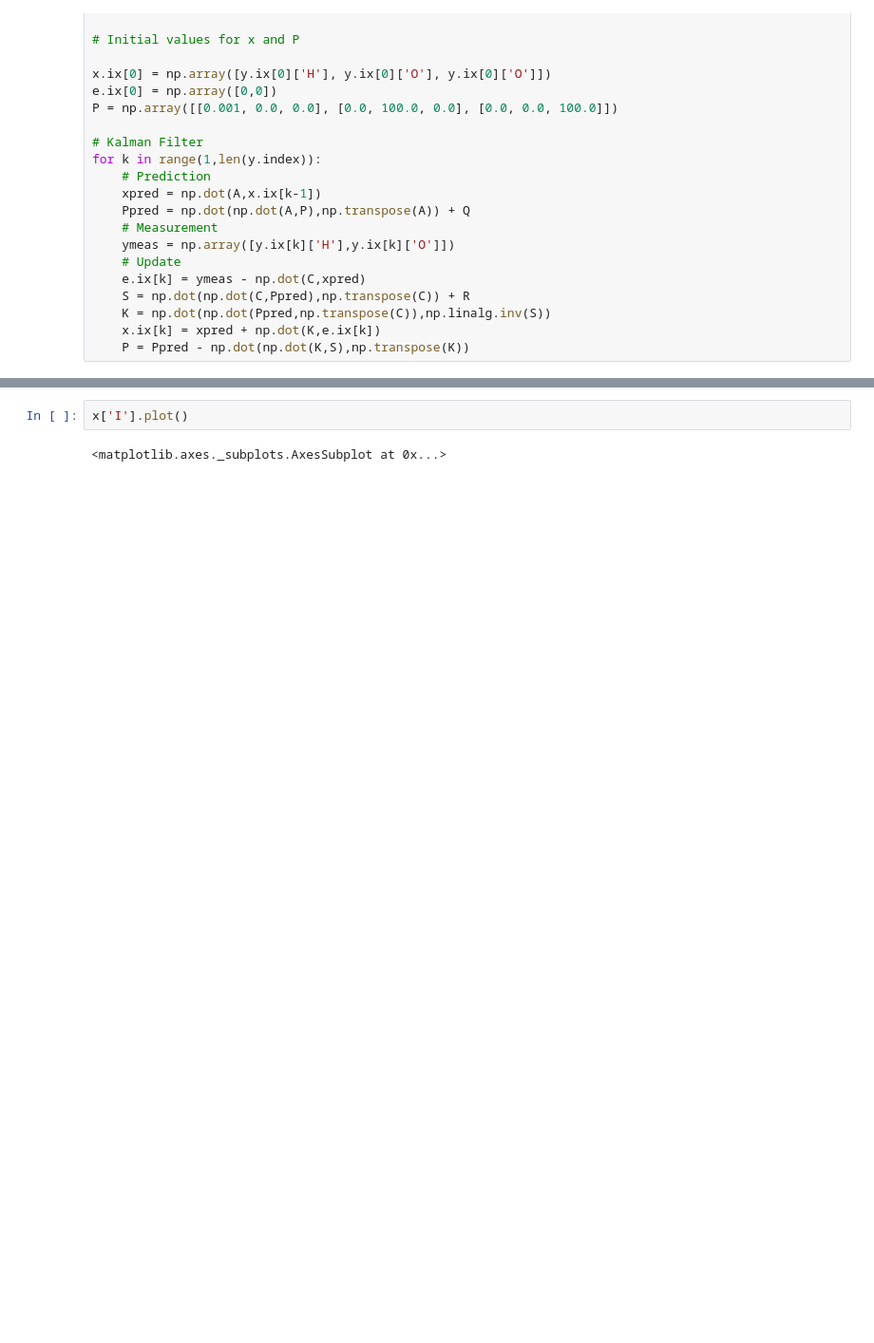
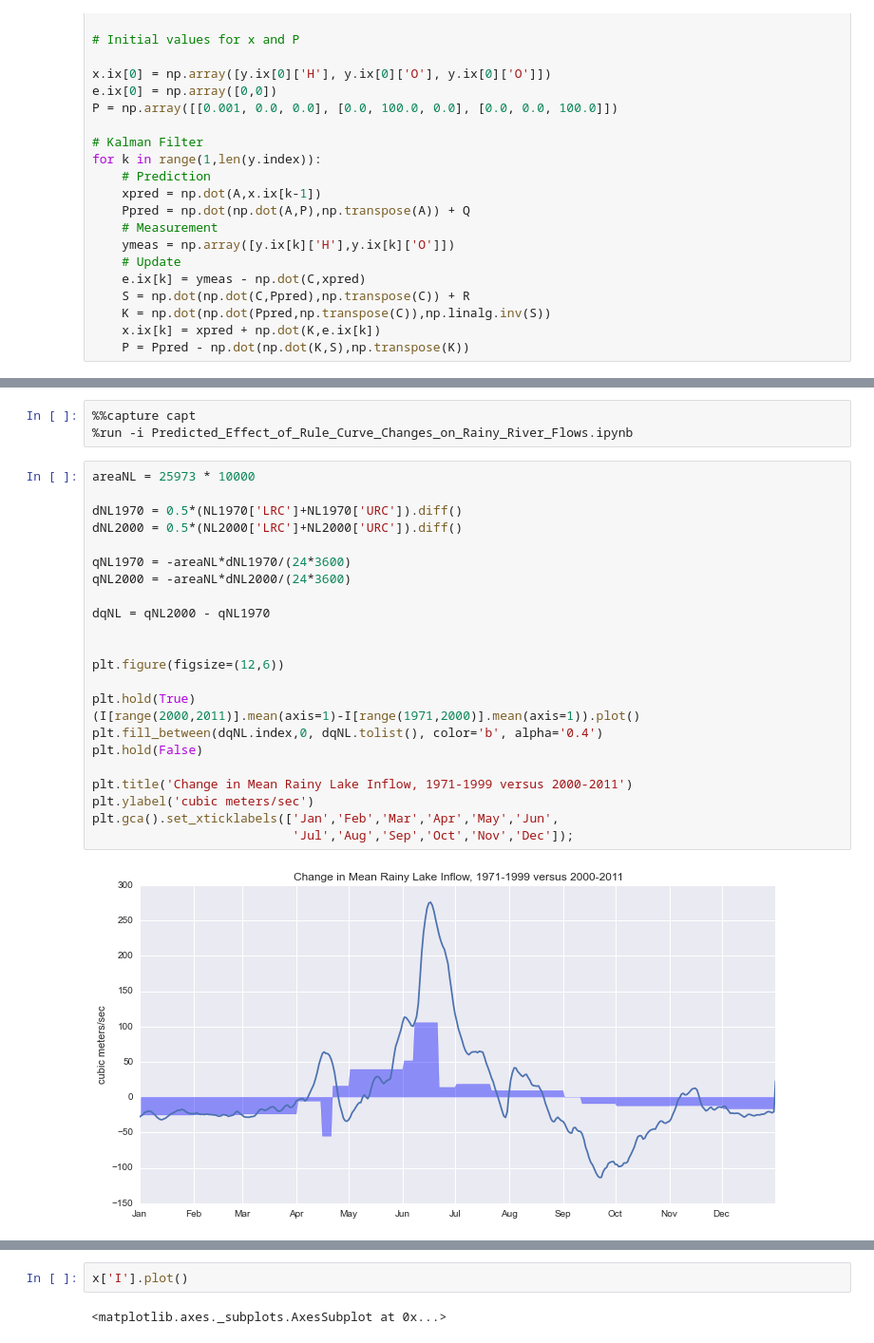
Before and after one commit to kmcgarry7/Rainy-Lake-Hydrology, a Jupyter notebook: Estimating_Rainy_Lake_Inflows_1970-2010.ipynb, the cells around one changed output, grey strips where cells are left out. Shown: that part at 95% size. Cells and saved outputs as stored; diff of their text form; blank space fills up the shorter version.

```diff
--- a/Estimating_Rainy_Lake_Inflows_1970-2010.ipynb
+++ b/Estimating_Rainy_Lake_Inflows_1970-2010.ipynb
@@ -239 +290,29 @@ plt.hold(False)
+# %%
+%%capture capt
+%run -i Predicted_Effect_of_Rule_Curve_Changes_on_Rainy_River_Flows.ipynb
+# %%
+areaNL = 25973 * 10000
+
+dNL1970 = 0.5*(NL1970['LRC']+NL1970['URC']).diff()
+dNL2000 = 0.5*(NL2000['LRC']+NL2000['URC']).diff()
+
+qNL1970 = -areaNL*dNL1970/(24*3600)
+qNL2000 = -areaNL*dNL2000/(24*3600)
+
+dqNL = qNL2000 - qNL1970
+
+
+plt.figure(figsize=(12,6))
+
+plt.hold(True)
+(I[range(2000,2011)].mean(axis=1)-I[range(1971,2000)].mean(axis=1)).plot()
+plt.fill_between(dqNL.index,0, dqNL.tolist(), color='b', alpha='0.4')
+plt.hold(False)
+
+plt.title('Change in Mean Rainy Lake Inflow, 1971-1999 versus 2000-2011')
+plt.ylabel('cubic meters/sec')
+plt.gca().set_xticklabels(['Jan','Feb','Mar','Apr','May','Jun',
+                           'Jul','Aug','Sep','Oct','Nov','Dec']);
+# %% [output]
+[figure, added]
 # %% [markdown]
```
Also changed, not shown: parts of 11 cells of this notebook.
